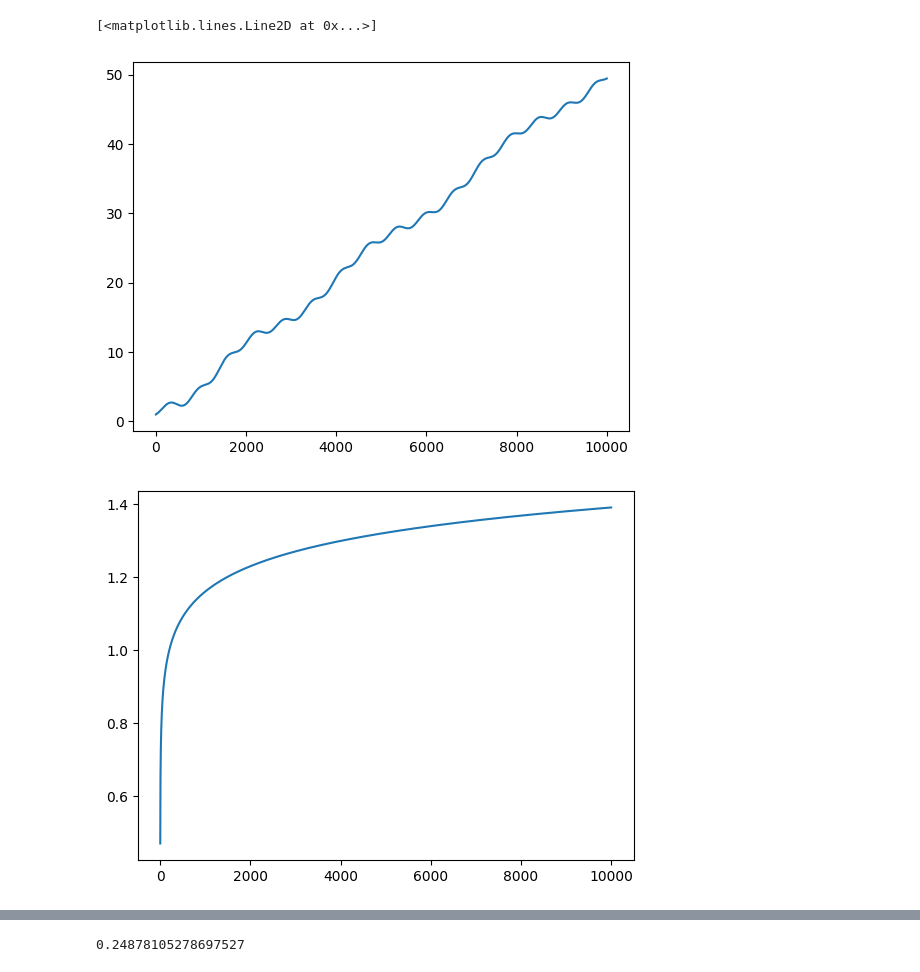
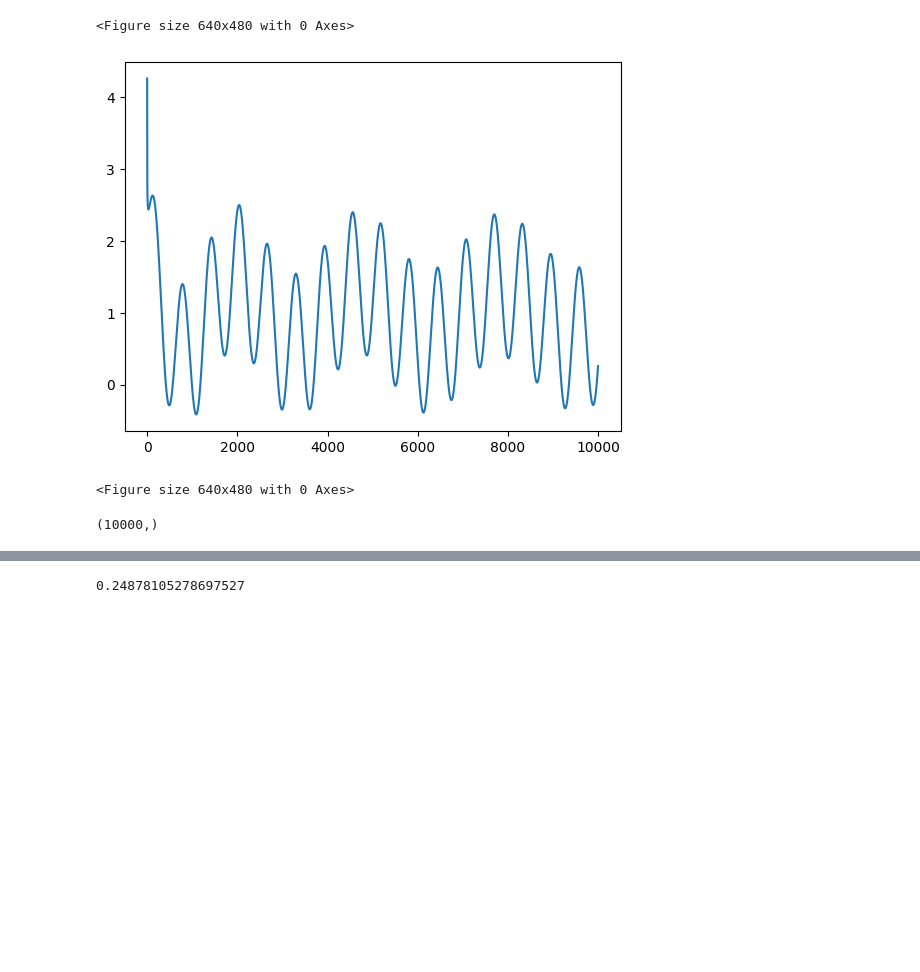
Before and after one commit to simutisernestas/UAVTR, a Jupyter notebook: notebooks/sand.ipynb, the cells around one changed output, grey strips where cells are left out. Cells and saved outputs as stored; diff of their text form; code cells hidden in the pictures; blank space fills up the shorter version.

```diff
--- a/notebooks/sand.ipynb
+++ b/notebooks/sand.ipynb
@@ -4,18 +4,24 @@ import matplotlib.pyplot as plt
 # %%
 # generate a 1d path
 t = np.linspace(0, 50, 10000)
+# prepend some zeros to the path
+# t = np.concatenate((np.zeros(1), t))
 dt = t[1]-t[0]
-x = np.sin(t)**2 + np.cos(t**.8) + t
+x = np.sin(t)**2 + np.sin(t**.8) + t
 vel = np.gradient(x, dt, edge_order=2)
 acc = np.gradient(vel, dt, edge_order=2)
-plt.plot(x)
+plt.plot(vel)
 plt.figure()
-lmdb = np.log(t)/10 + 1 #lambda scaling of x
-plt.plot(lmdb)
+# lmdb = np.log(t)/10 + 1 #lambda scaling of x
+# plt.plot(lmdb)
 # %% [output]
-[<matplotlib.lines.Line2D at 0x...>]
+<Figure size 640x480 with 0 Axes>
-[figure, old version]
+[figure, new version]
-[figure, removed]
+<Figure size 640x480 with 0 Axes>
+# %%
+t.shape
+# %% [output]
+(10000,)
 # %%
 # # scale x by lambda
 # x_meas = x*lmdb
```
Also changed, not shown: parts of 6 cells of this notebook, 6 other files.
